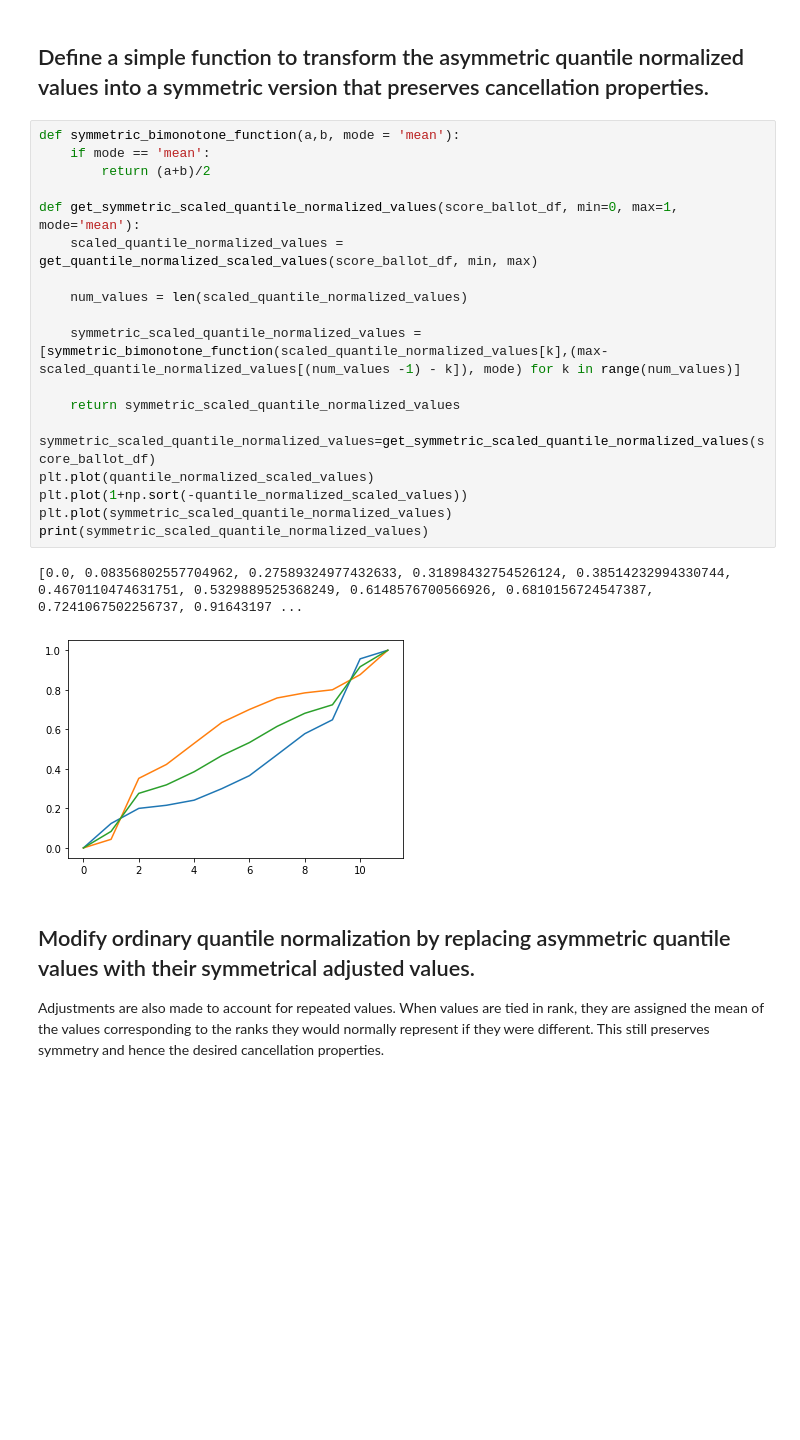
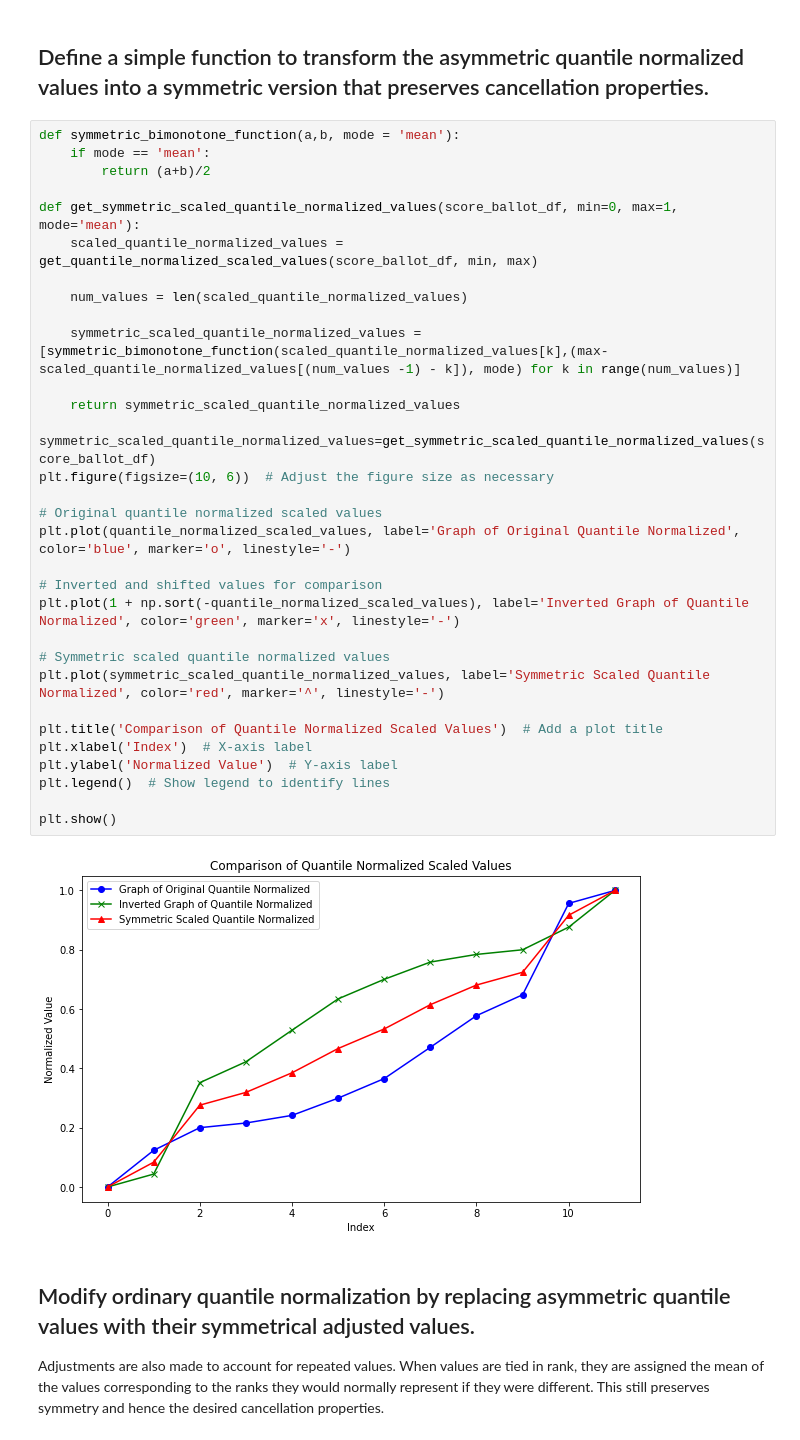
Before and after one commit to cfrankston728/symmetric_quantile-normalized_score, a Jupyter notebook: voting_explorer.ipynb, the cells around one changed output. Drawn from its saved outputs; the diff is of its cells as text; blank space fills up the shorter version.

Commit message:
improved visual

```diff
--- a/voting_explorer.ipynb
+++ b/voting_explorer.ipynb
@@ -162,25 +162,37 @@ print(quantile_normalized_scaled_values)
 # %%
 def symmetric_bimonotone_function(a,b, mode = 'mean'):
     if mode == 'mean':
         return (a+b)/2
 
 def get_symmetric_scaled_quantile_normalized_values(score_ballot_df, min=0, max=1, mode='mean'):
     scaled_quantile_normalized_values = get_quantile_normalized_scaled_values(score_ballot_df, min, max)
 
     num_values = len(scaled_quantile_normalized_values)
 
     symmetric_scaled_quantile_normalized_values = [symmetric_bimonotone_function(scaled_quantile_normalized_values[k],(max-scaled_quantile_normalized_values[(num_values -1) - k]), mode) for k in range(num_values)]
 
     return symmetric_scaled_quantile_normalized_values
 
 symmetric_scaled_quantile_normalized_values=get_symmetric_scaled_quantile_normalized_values(score_ballot_df)
-plt.plot(quantile_normalized_scaled_values)
-plt.plot(1+np.sort(-quantile_normalized_scaled_values))
-plt.plot(symmetric_scaled_quantile_normalized_values)
-print(symmetric_scaled_quantile_normalized_values)
+plt.figure(figsize=(10, 6))  # Adjust the figure size as necessary
+
+# Original quantile normalized scaled values
+plt.plot(quantile_normalized_scaled_values, label='Graph of Original Quantile Normalized', color='blue', marker='o', linestyle='-')
+
+# Inverted and shifted values for comparison
+plt.plot(1 + np.sort(-quantile_normalized_scaled_values), label='Inverted Graph of Quantile Normalized', color='green', marker='x', linestyle='-')
+
+# Symmetric scaled quantile normalized values
+plt.plot(symmetric_scaled_quantile_normalized_values, label='Symmetric Scaled Quantile Normalized', color='red', marker='^', linestyle='-')
+
+plt.title('Comparison of Quantile Normalized Scaled Values')  # Add a plot title
+plt.xlabel('Index')  # X-axis label
+plt.ylabel('Normalized Value')  # Y-axis label
+plt.legend()  # Show legend to identify lines
+
+plt.show()
 # %% [output]
-[0.0, 0.08356802557704962, 0.27589324977432633, 0.31898432754526124, 0.38514232994330744, 0.4670110474631751, 0.5329889525368249, 0.6148576700566926, 0.6810156724547387, 0.7241067502256737, 0.91643197 ...
-[figure, old version]
+[figure, new version]
 # %% [markdown]
 ## Modify ordinary quantile normalization by replacing asymmetric quantile values with their symmetrical adjusted values.
 
```
